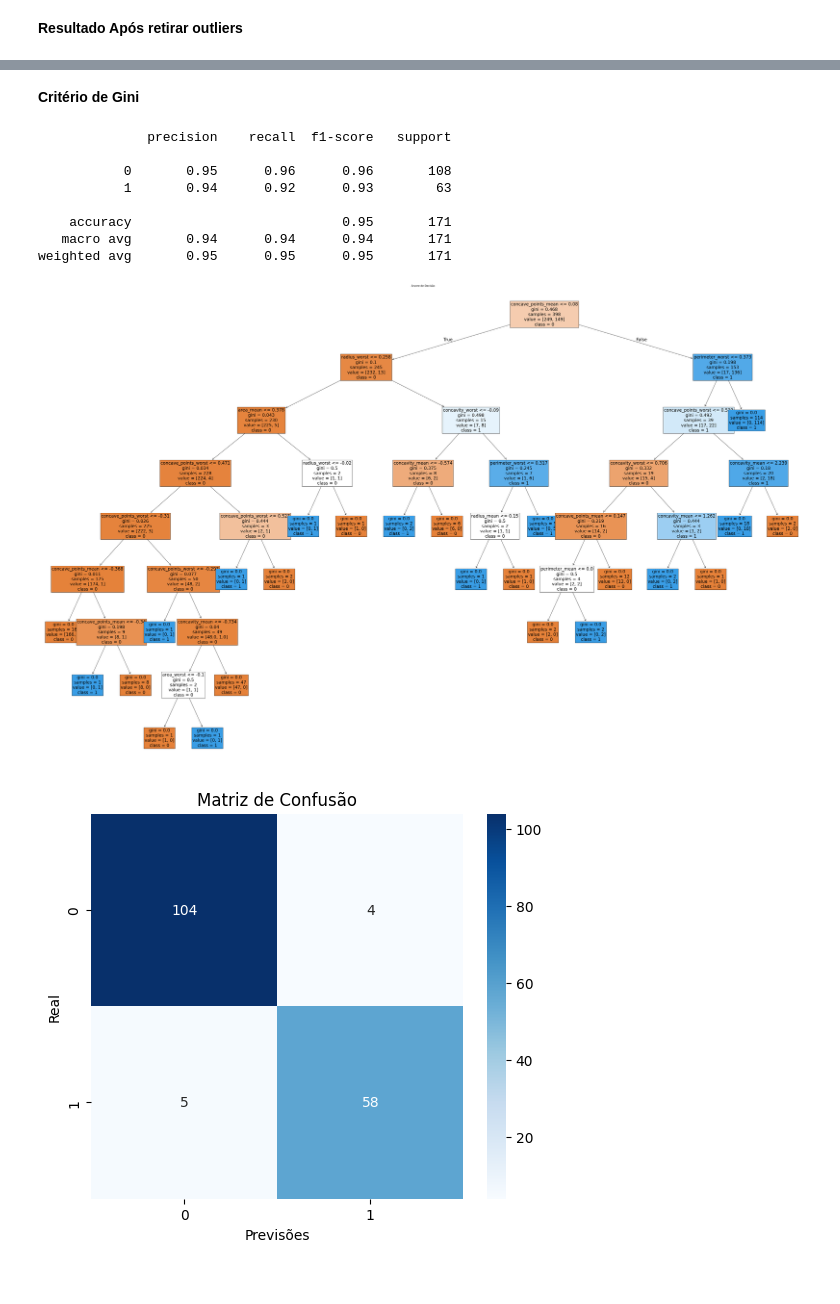
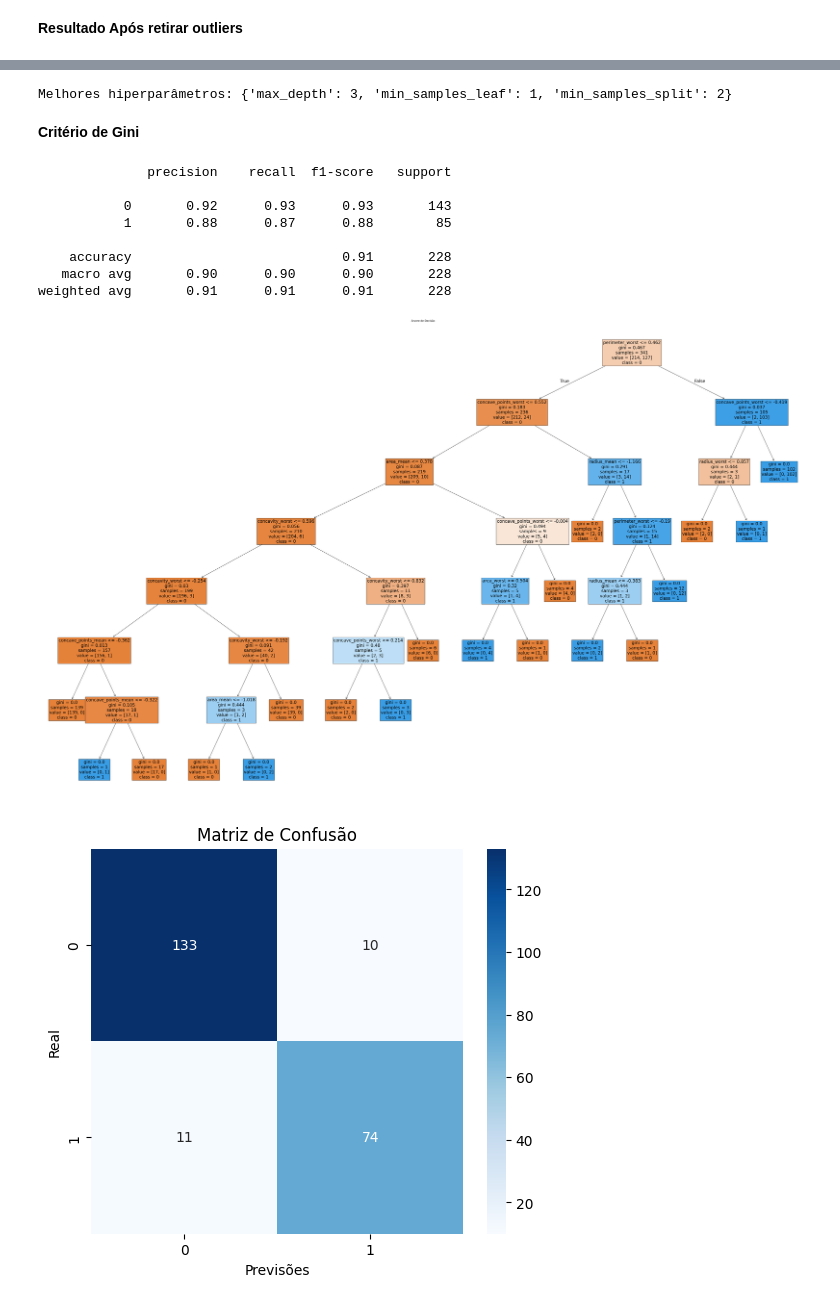
Before and after one commit to Rafaela-Pecanha/trabalho-pratico-arvore-decisao-t1, a Jupyter notebook: breast_cancer.ipynb, the cells around one changed output, grey strips where cells are left out. Saved outputs shown, nothing was run; the diff lists cells and outputs as text; code cells hidden in the pictures.

```diff
--- a/breast_cancer.ipynb
+++ b/breast_cancer.ipynb
@@ -332,41 +332,73 @@ weighted avg       0.88      0.89      0.88       132
+# %%
+from sklearn.model_selection import GridSearchCV
+from sklearn.tree import DecisionTreeClassifier
+
+# Definindo a grade de parâmetros
+param_grid = {
+    'max_depth': [3, 4, 5, 6, 7],
+    'min_samples_split': [2, 5, 10, 12],
+    'min_samples_leaf': [1, 5, 10]
+}
+
+# Instancia o classificador
+clf = DecisionTreeClassifier(criterion='gini', random_state=42)
+
+# Faz busca em grade com validação cruzada
+grid_search = GridSearchCV(estimator=clf,
+                           param_grid=param_grid,
+                           cv=5,             # 5-fold cross-validation
+                           scoring='f1',     # pode usar 'accuracy', 'roc_auc', etc.
+                           n_jobs=-1)
+
+grid_search.fit(X_train, y_train)
+
+# Melhor modelo encontrado
+best_model = grid_search.best_estimator_
+
+print("Melhores hiperparâmetros:", grid_search.best_params_)
+# %% [output]
+Melhores hiperparâmetros: {'max_depth': 3, 'min_samples_leaf': 1, 'min_samples_split': 2}
 # %% [markdown]
 **Critério de Gini**
 # %%
 
 X = df_scaled[selected_features]
 y = df_scaled['Diagnosis']
 
-X_train, X_test, y_train, y_test = train_test_split(X, y, test_size=0.3, random_state=42)
+X_train, X_test, y_train, y_test = train_test_split(X, y, test_size=0.4,stratify=y, random_state=42)
 
-clf = DecisionTreeClassifier(criterion='gini',random_state=42)
+clf = DecisionTreeClassifier(
+    criterion='gini',
+    random_state=42
+)
 clf.fit(X_train, y_train)
 
 y_pred = clf.predict(X_test)
 
 print(classification_report(y_test, y_pred))
 
 plt.figure(figsize=(64, 40))
 class_names = sorted(y.unique().astype(str))
 plot_tree(clf, filled=True, feature_names=selected_features, class_names=class_names,fontsize=20)
 plt.title("Árvore de Decisão")
 plt.show()
 
 cm = confusion_matrix(y_test, y_pred)
 
 plt.figure(figsize=(6, 5))
 sns.heatmap(cm, annot=True, fmt='d', cmap='Blues', xticklabels=class_names, yticklabels=class_names)
 plt.title("Matriz de Confusão")
 plt.xlabel("Previsões")
 plt.ylabel("Real")
 plt.show()
 # %% [output]
               precision    recall  f1-score   support
 
-           0       0.95      0.96      0.96       108
-           1       0.94      0.92      0.93        63
+           0       0.92      0.93      0.93       143
+           1       0.88      0.87      0.88        85
 
-    accuracy                           0.95       171
-   macro avg       0.94      0.94      0.94       171
-weighted avg       0.95      0.95      0.95       171
+    accuracy                           0.91       228
+   macro avg       0.90      0.90      0.90       228
+weighted avg       0.91      0.91      0.91       228
-[figure, old version]
+[figure, new version]
-[figure, old version]
+[figure, new version]
```
Also changed, not shown: parts of 3 cells of this notebook.
